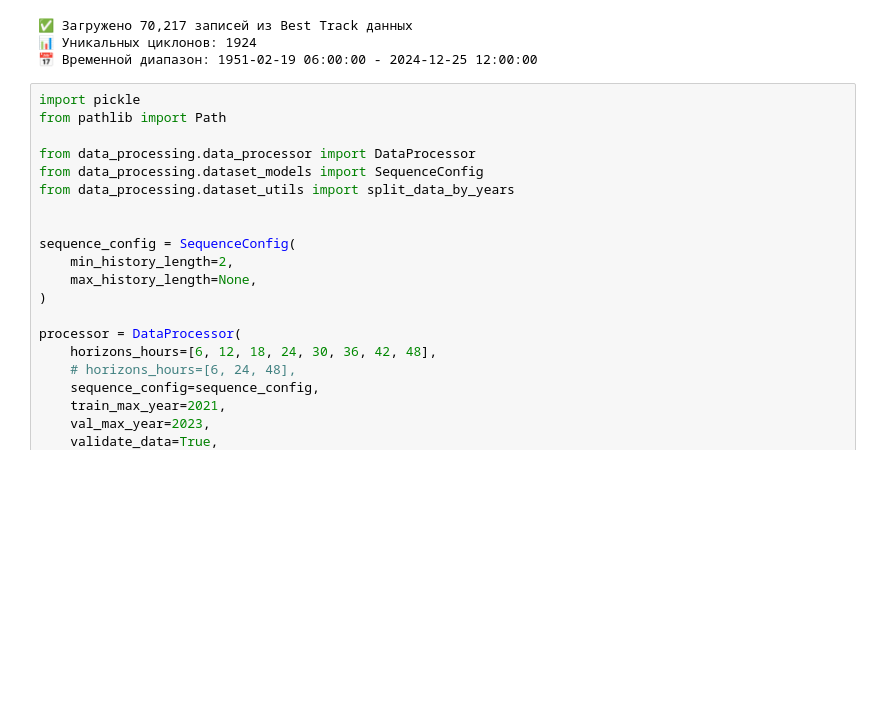
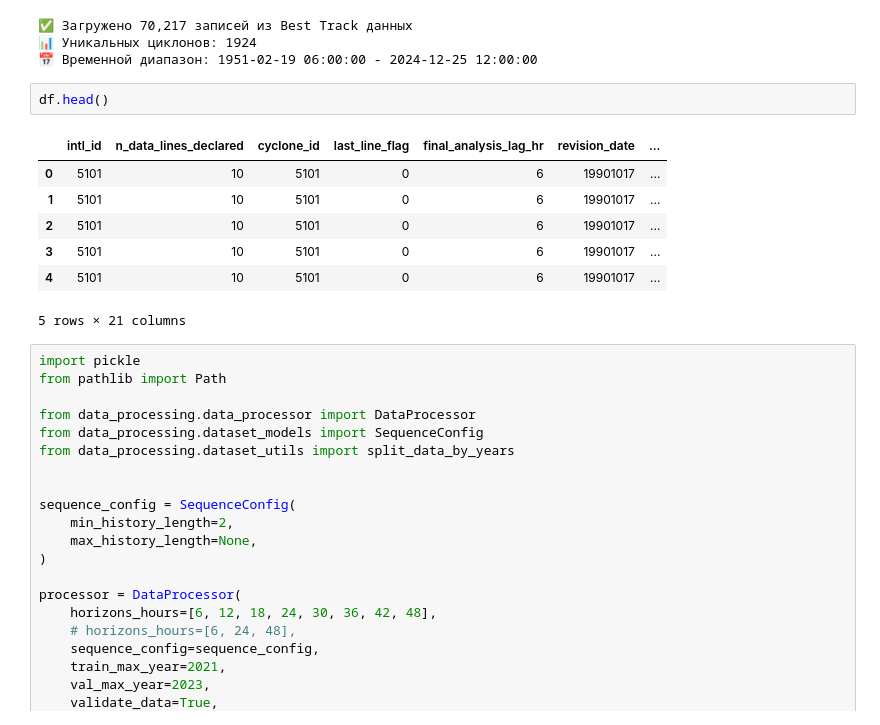
Before and after one commit to winchesterdeeplay/tc_prediction, a Jupyter notebook: train.ipynb, the cells around one changed output. Drawn from its saved outputs; the diff is of its cells as text; blank space fills up the shorter version.

```diff
--- a/train.ipynb
+++ b/train.ipynb
@@ -16,6 +16,16 @@ print(f"📅 Временной диапазон: {df['analysis_time'].min()} -
 ✅ Загружено 70,217 записей из Best Track данных
 📊 Уникальных циклонов: 1924
 📅 Временной диапазон: 1951-02-19 06:00:00 - 2024-12-25 12:00:00
+# %%
+df.head()
+# %% [output]
+|  | intl_id | n_data_lines_declared | cyclone_id | last_line_flag | final_analysis_lag_hr | revision_date | ... |
+| 0 | 5101 | 10 | 5101 | 0 | 6 | 19901017 | ... |
+| 1 | 5101 | 10 | 5101 | 0 | 6 | 19901017 | ... |
+| 2 | 5101 | 10 | 5101 | 0 | 6 | 19901017 | ... |
+| 3 | 5101 | 10 | 5101 | 0 | 6 | 19901017 | ... |
+| 4 | 5101 | 10 | 5101 | 0 | 6 | 19901017 | ... |
+5 rows × 21 columns
 # %%
 import pickle
 from pathlib import Path
```
Also changed, not shown: parts of 11 cells of this notebook, 22 other files.
